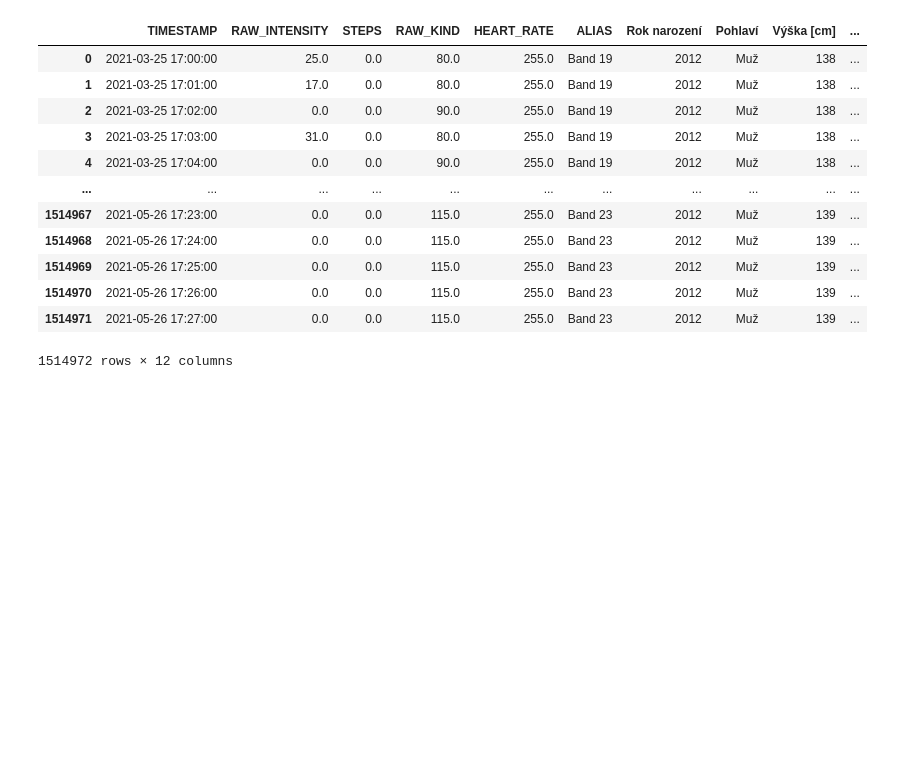
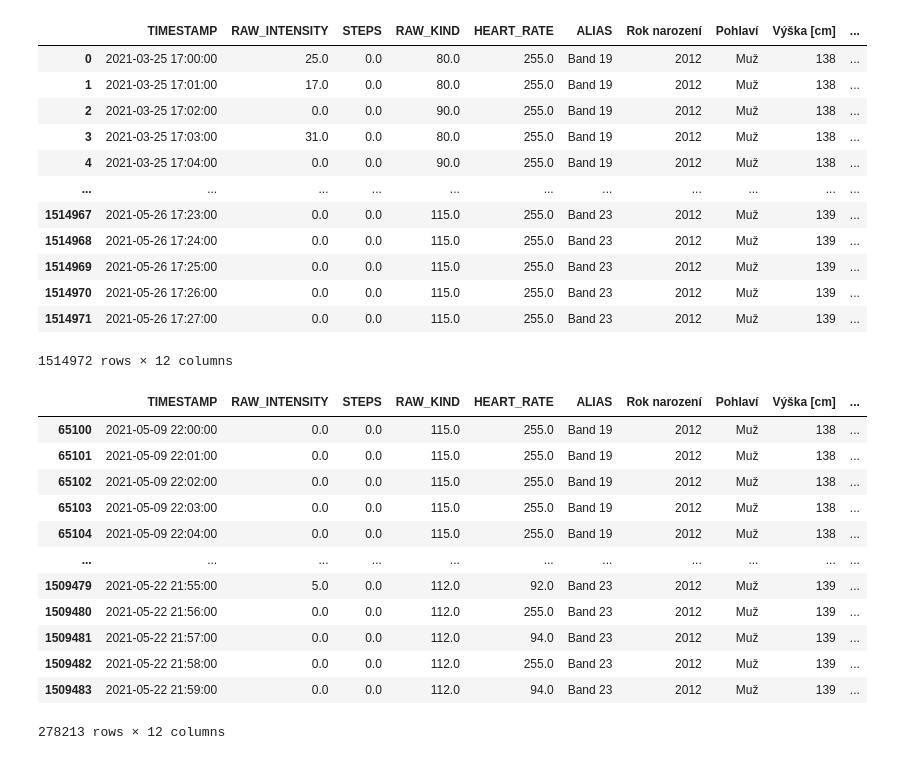
Before and after one commit to edavidk7/WebApp, a Jupyter notebook: band_data.ipynb, the cells around one changed output. Cells and saved outputs as stored; diff of their text form; code cells hidden in the pictures; blank space fills up the shorter version.

```diff
--- a/band_data.ipynb
+++ b/band_data.ipynb
@@ -64,4 +47,6 @@ df
 # %%
+df = pd.read_feather("data/dfs/raw_band_data.feather")
 df["TIMESTAMP"] = pd.to_datetime(df["TIMESTAMP"], unit='s')
+df["TIMESTAMP"] = df["TIMESTAMP"].dt.tz_localize("CET")
 df
 # %% [output]
@@ -165,0 +151,25 @@ merged_all
+# %%
+screening_start_1 = pd.to_datetime("2021-05-09 22:00:00")
+screening_end_1 = pd.to_datetime("2021-05-15 22:00:00")
+screening_start_2 = pd.to_datetime("2021-05-16 22:00:00")
+screening_end_2 = pd.to_datetime("2021-05-22 22:00:00")
+alias_col = merged_all["TIMESTAMP"]
+filtering_alias = alias_col.map(lambda x: (x >= screening_start_1 and x < screening_end_1) or (
+    x >= screening_start_2 and x < screening_end_2))
+merged_all = merged_all[filtering_alias]
+# %%
+merged_all
+# %% [output]
+|  | TIMESTAMP | RAW_INTENSITY | STEPS | RAW_KIND | HEART_RATE | ALIAS | Rok narození | Pohlaví | Výška [cm] | ... |
+| 65100 | 2021-05-09 22:00:00 | 0.0 | 0.0 | 115.0 | 255.0 | Band 19 | 2012 | Muž | 138 | ... |
+| 65101 | 2021-05-09 22:01:00 | 0.0 | 0.0 | 115.0 | 255.0 | Band 19 | 2012 | Muž | 138 | ... |
+| 65102 | 2021-05-09 22:02:00 | 0.0 | 0.0 | 115.0 | 255.0 | Band 19 | 2012 | Muž | 138 | ... |
+| 65103 | 2021-05-09 22:03:00 | 0.0 | 0.0 | 115.0 | 255.0 | Band 19 | 2012 | Muž | 138 | ... |
+| 65104 | 2021-05-09 22:04:00 | 0.0 | 0.0 | 115.0 | 255.0 | Band 19 | 2012 | Muž | 138 | ... |
+| ... | ... | ... | ... | ... | ... | ... | ... | ... | ... | ... |
+| 1509479 | 2021-05-22 21:55:00 | 5.0 | 0.0 | 112.0 | 92.0 | Band 23 | 2012 | Muž | 139 | ... |
+| 1509480 | 2021-05-22 21:56:00 | 0.0 | 0.0 | 112.0 | 255.0 | Band 23 | 2012 | Muž | 139 | ... |
+| 1509481 | 2021-05-22 21:57:00 | 0.0 | 0.0 | 112.0 | 94.0 | Band 23 | 2012 | Muž | 139 | ... |
+| 1509482 | 2021-05-22 21:58:00 | 0.0 | 0.0 | 112.0 | 255.0 | Band 23 | 2012 | Muž | 139 | ... |
+| 1509483 | 2021-05-22 21:59:00 | 0.0 | 0.0 | 112.0 | 94.0 | Band 23 | 2012 | Muž | 139 | ... |
+278213 rows × 12 columns
```
Also changed, not shown: parts of 8 cells of this notebook, 7 other files.
